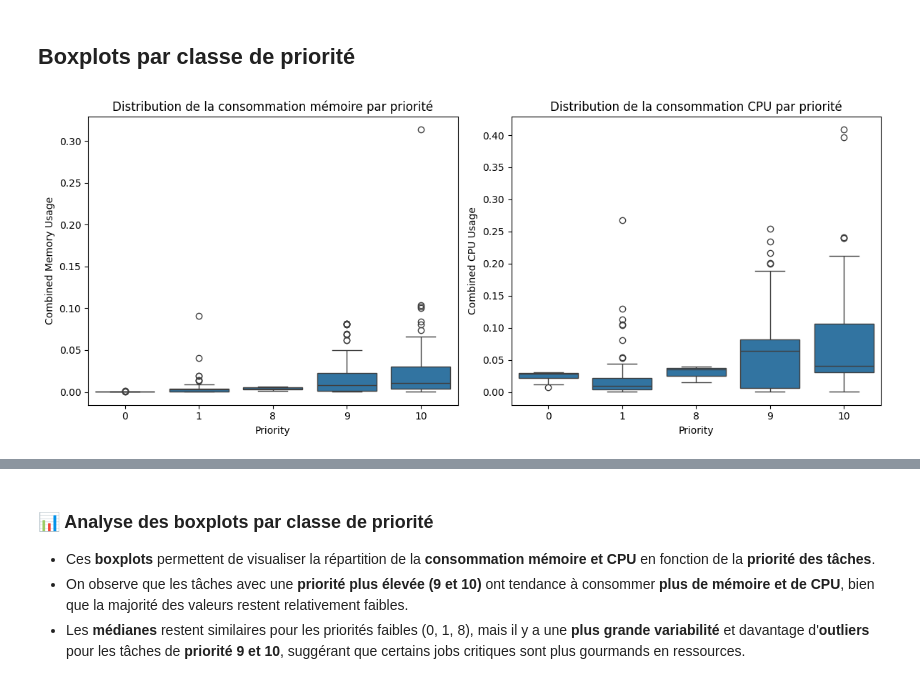
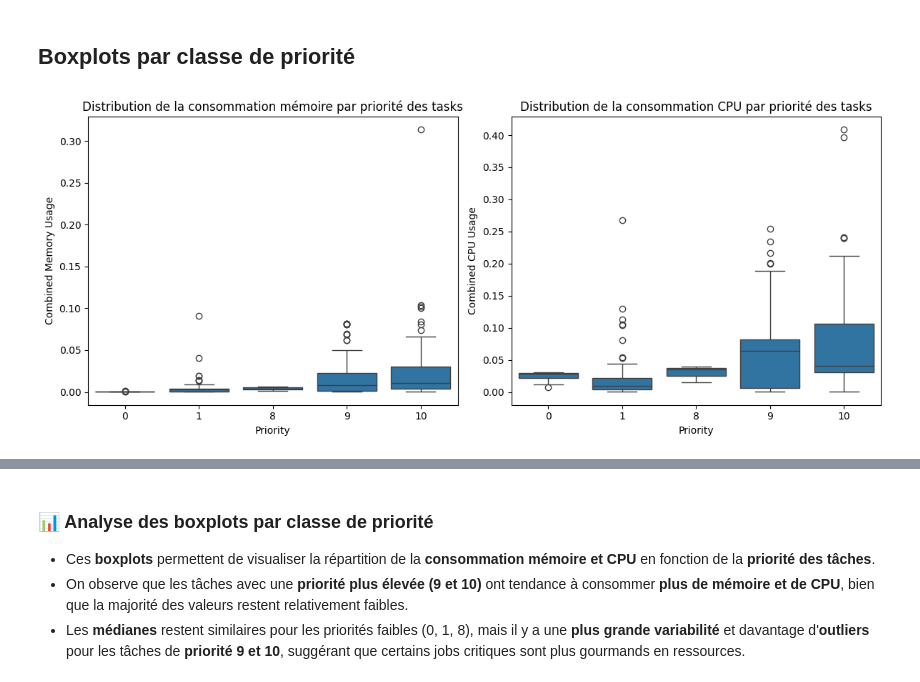
Before and after one commit to maul0803/BDF-Google-Trace-Project, a Jupyter notebook: TraceProject.ipynb, the cells around one changed output, grey strips where cells are left out. Cells and saved outputs as stored; diff of their text form; code cells hidden in the pictures.

```diff
--- a/TraceProject.ipynb
+++ b/TraceProject.ipynb
@@ -269,0 +344,5 @@ only showing top 5 rows
+# %%
+# Écriture du DataFrame nettoyé en format Parquet
+df_task_stats_joined.write.mode("overwrite").parquet("df_task_stats_joined.parquet")
+df_task_stats_joined = spark.read.parquet("df_task_stats_joined.parquet")
+df_task_stats_joined.show(5)
@@ -456,23 +688,23 @@ Ainsi, la plupart des tâches utilisent très peu de mémoire et de CPU, mais un
 # %% [markdown]
 ## Boxplots par classe de priorité
 # %%
-df_pd_priority = df_task_stats_joined.select("priority", "combined_memory_usage", "combined_cpu_usage").toPandas()
+df_task_pd_priority= df_task_stats_joined.select("priority", "combined_memory_usage", "combined_cpu_usage").toPandas()
 
 plt.figure(figsize=(12,5))
 
 plt.subplot(1,2,1)
-sns.boxplot(x="priority", y="combined_memory_usage", data=df_pd_priority)
-plt.title("Distribution de la consommation mémoire par priorité")
+sns.boxplot(x="priority", y="combined_memory_usage", data=df_task_pd_priority)
+plt.title("Distribution de la consommation mémoire par priorité des tasks")
 plt.xlabel("Priority")
 plt.ylabel("Combined Memory Usage")
 
 plt.subplot(1,2,2)
-sns.boxplot(x="priority", y="combined_cpu_usage", data=df_pd_priority)
-plt.title("Distribution de la consommation CPU par priorité")
+sns.boxplot(x="priority", y="combined_cpu_usage", data=df_task_pd_priority)
+plt.title("Distribution de la consommation CPU par priorité des tasks")
 plt.xlabel("Priority")
 plt.ylabel("Combined CPU Usage")
 
 plt.tight_layout()
 plt.show()
 # %% [output]
-[figure, old version]
+[figure, new version]
```
Also changed, not shown: parts of 33 cells of this notebook, 2 other files.
